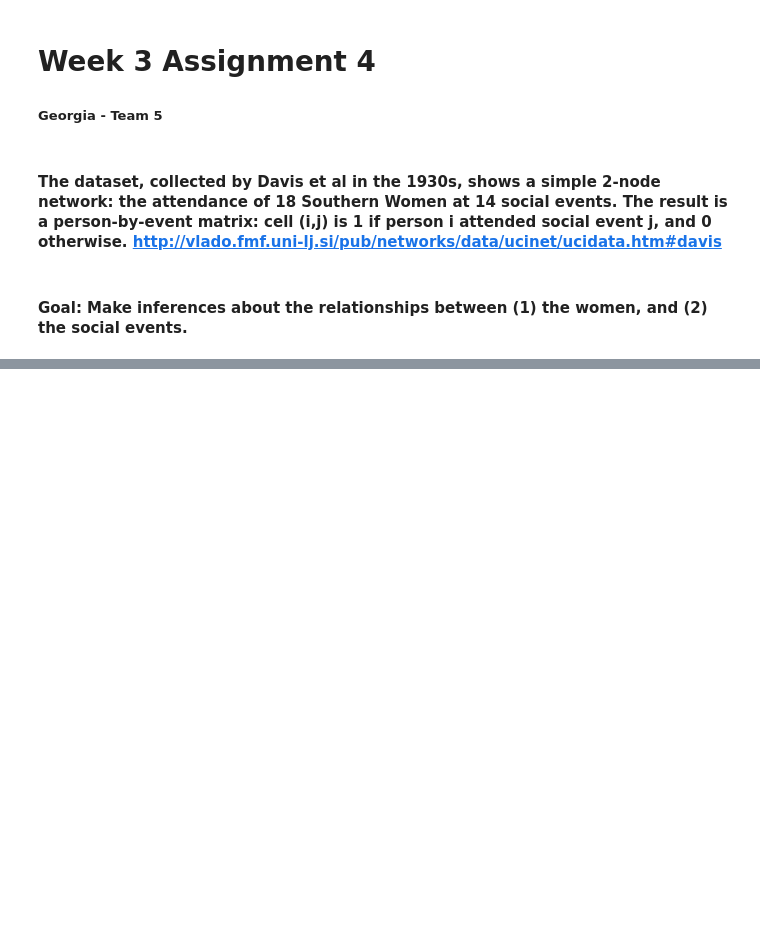
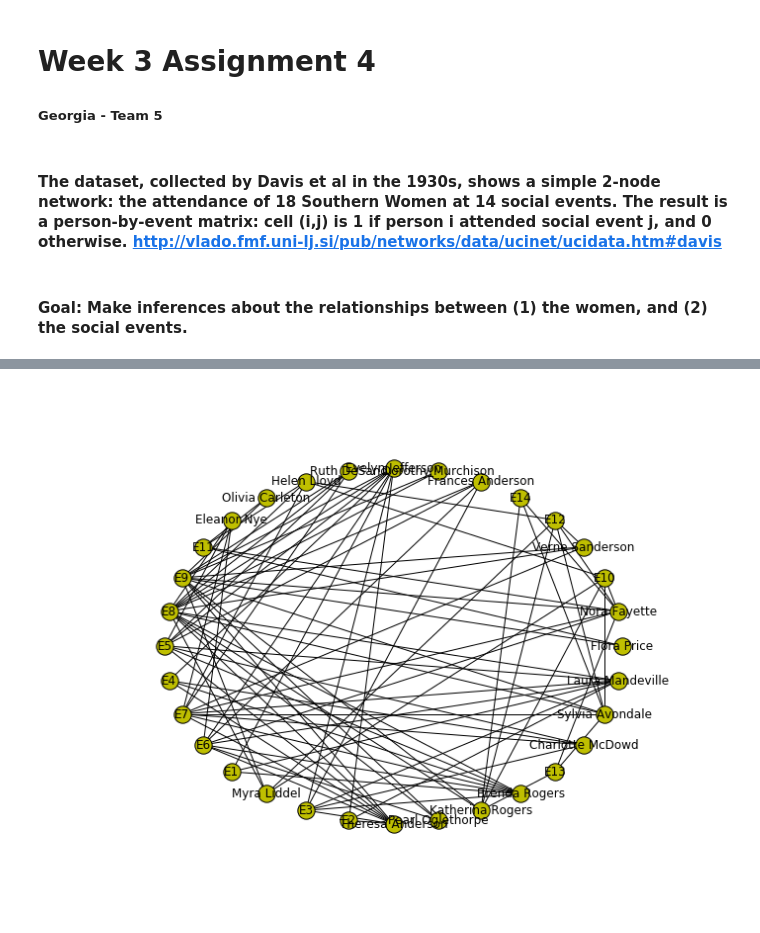
Before and after one commit to Galanopoulog/DATA620-Assignment-4, a Jupyter notebook: Newest Week 3 - Assignment 4.ipynb, the cells around one changed output, grey strips where cells are left out. Drawn from its saved outputs; the diff is of its cells as text; code cells hidden in the pictures; blank space fills up the shorter version.

```diff
--- a/Newest Week 3 - Assignment 4.ipynb
+++ b/Newest Week 3 - Assignment 4.ipynb
@@ -75,0 +86,5 @@ plt.show()
+# %%
+plt.figure(figsize=(9,7))
+nx.draw_circular(G, with_labels=True, node_color="y")
+# %% [output]
+[figure, added]
```
Also changed, not shown: parts of 18 cells of this notebook.
